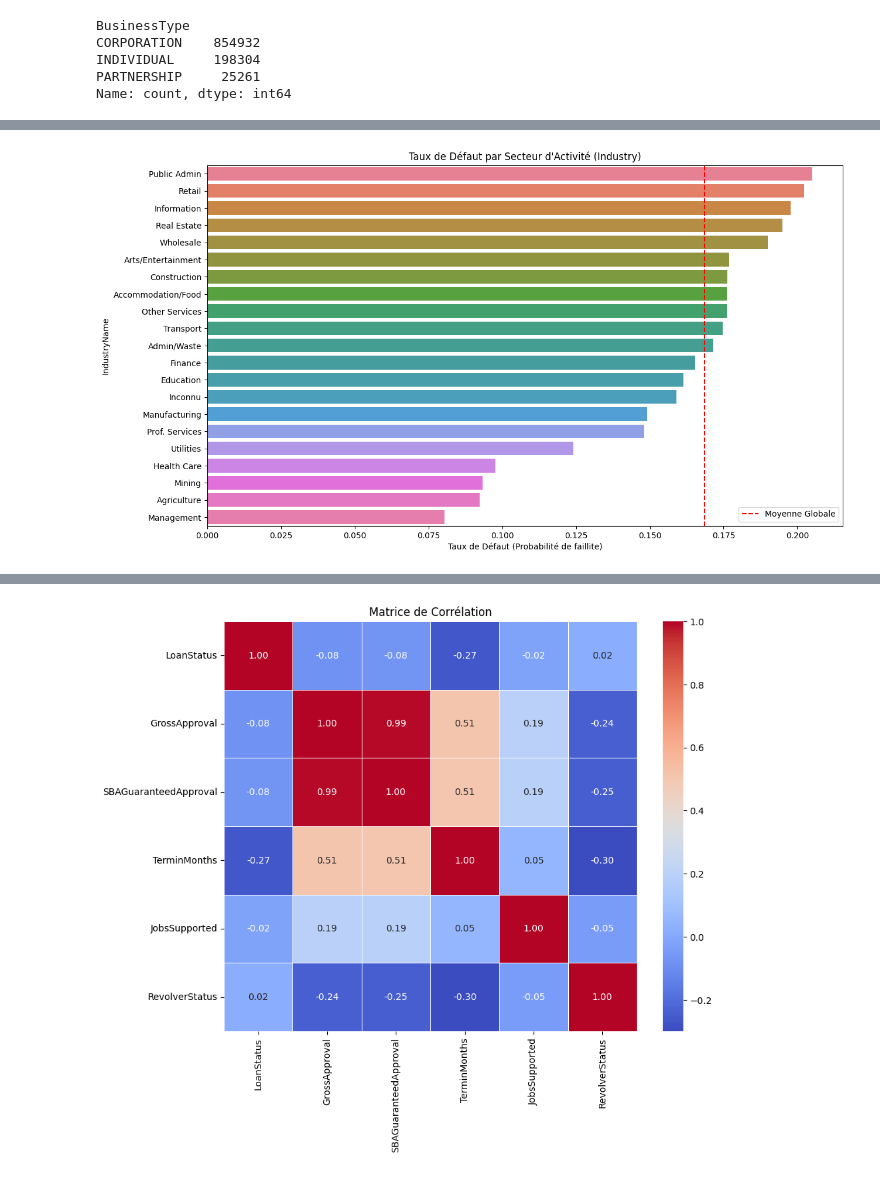
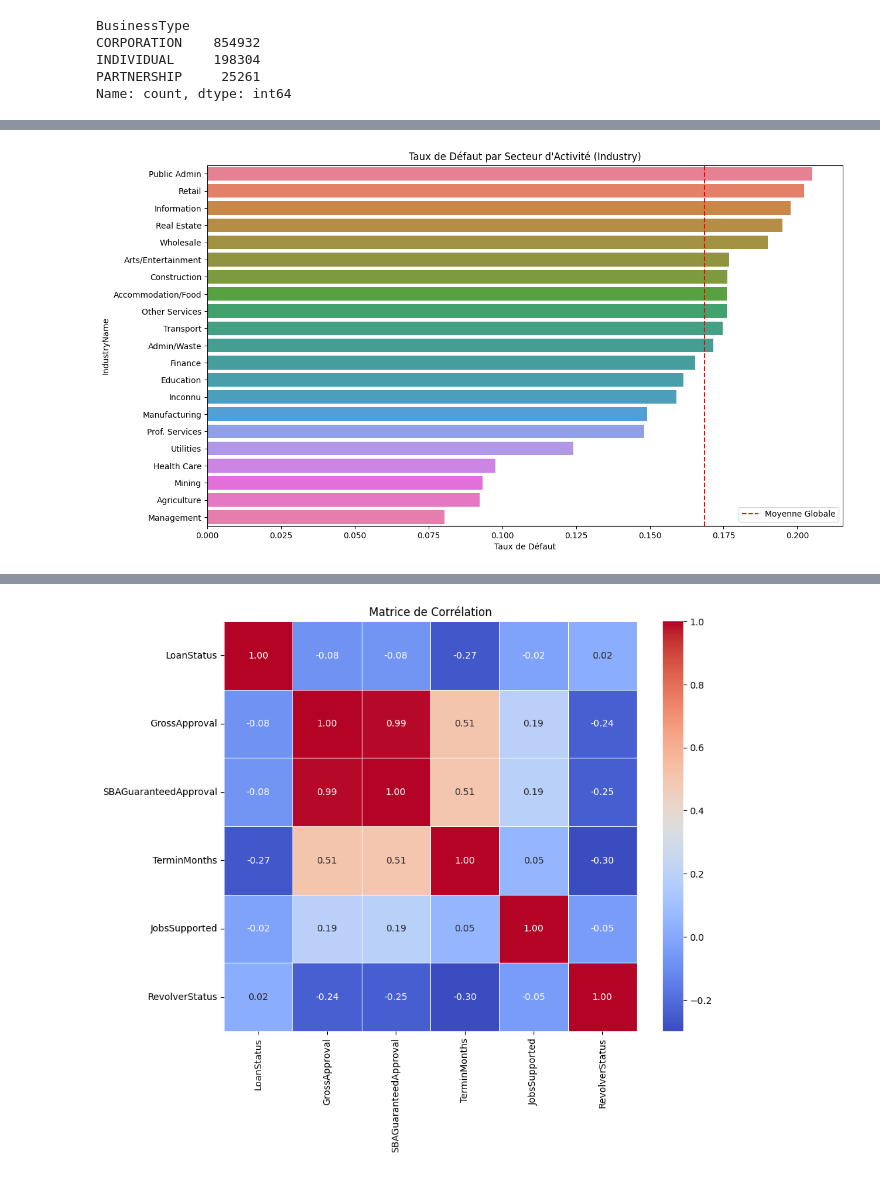
Before and after one commit to TigranGyurjyan/Machine_Learning_projet, a Jupyter notebook: EDA.ipynb, the cells around one changed output, grey strips where cells are left out. Cells and saved outputs as stored; diff of their text form; code cells hidden in the pictures.

```diff
--- a/EDA.ipynb
+++ b/EDA.ipynb
@@ -371,14 +383,14 @@ industry_risk = df.groupby('IndustryName')['LoanStatus'].mean().sort_values(asce
 # %%
 plt.figure(figsize=(14, 8))
 sns.barplot(x=industry_risk.values,
             y=industry_risk.index,
             hue=industry_risk.index)
 plt.title("Taux de Défaut par Secteur d'Activité (Industry)")
-plt.xlabel("Taux de Défaut (Probabilité de faillite)")
+plt.xlabel("Taux de Défaut")
 plt.axvline(x=df['LoanStatus'].mean(), color='r', linestyle='--', label='Moyenne Globale')
 plt.legend()
 plt.show()
 # %% [output]
-[figure, old version]
+[figure, new version]
 # %%
 # On voit que le risque dépend très fortement de l'industrie de l'entreprise avec des industries qui semblent performer mieux que d'autres
```
Also changed, not shown: parts of 17 cells of this notebook.
